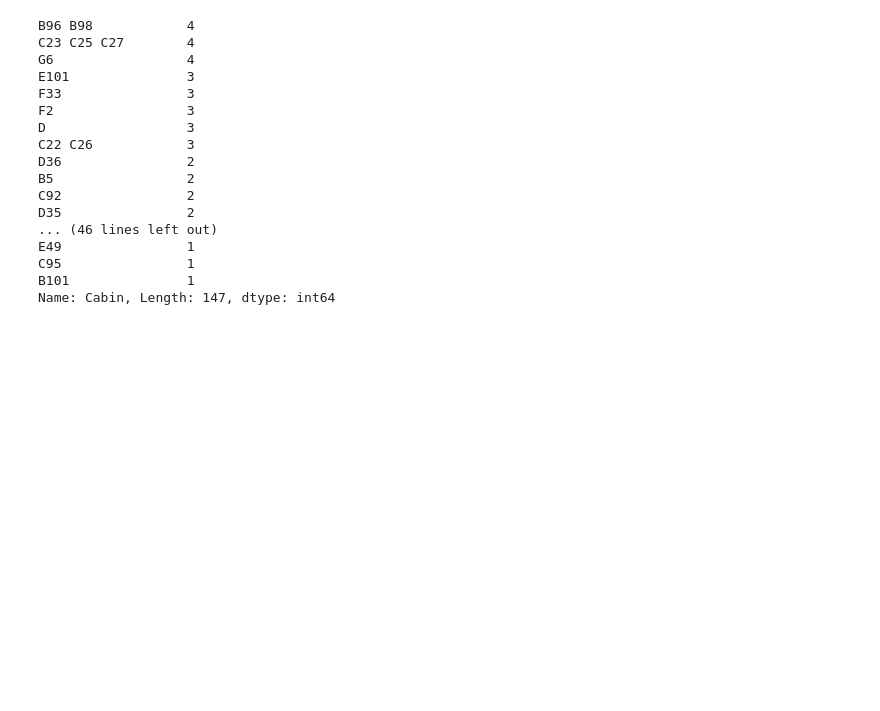
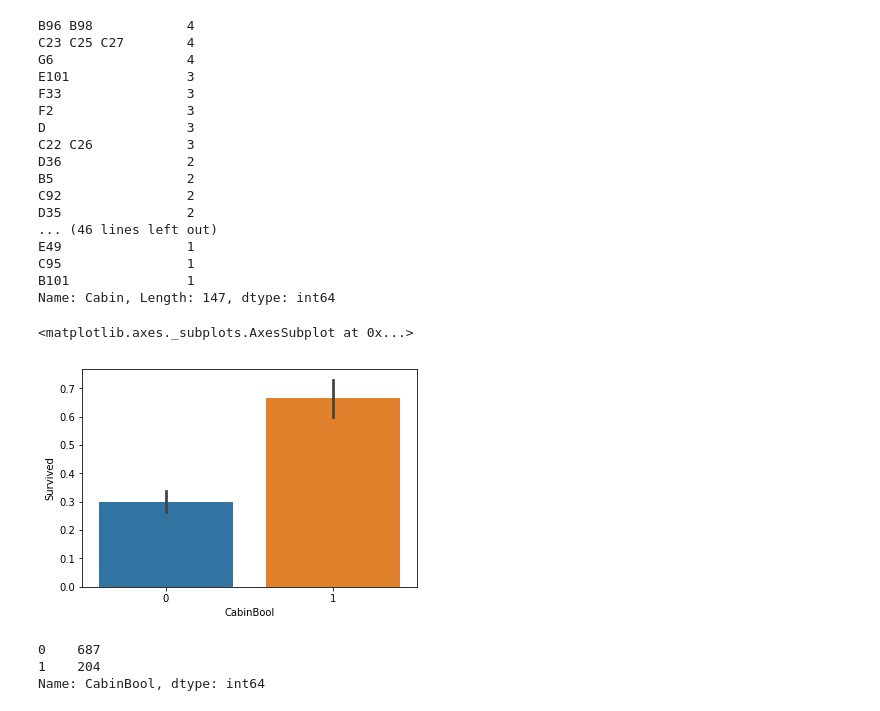
Before and after one commit to innovator-arjun/Titanic-Survival-Prediction, a Jupyter notebook: Titanic-Survival Prediction.ipynb, the cells around one changed output. Drawn from its saved outputs; the diff is of its cells as text; code cells hidden in the pictures; blank space fills up the shorter version.

```diff
--- a/Titanic-Survival Prediction.ipynb
+++ b/Titanic-Survival Prediction.ipynb
@@ -213,3 +213,15 @@ B101               1
 Name: Cabin, Length: 147, dtype: int64
 # %%
 tit_train['CabinBool']=tit_train['Cabin'].notnull().astype('int')
+tit_test['CabinBool']=tit_test['Cabin'].notnull().astype('int')
+
+sns.barplot(x='CabinBool',y='Survived',data=tit_train)
+# %% [output]
+<matplotlib.axes._subplots.AxesSubplot at 0x...>
+[figure, added]
+# %%
+tit_train.CabinBool.value_counts()
+# %% [output]
+0    687
+1    204
+Name: CabinBool, dtype: int64
```
Also changed, not shown: parts of 5 cells of this notebook.
